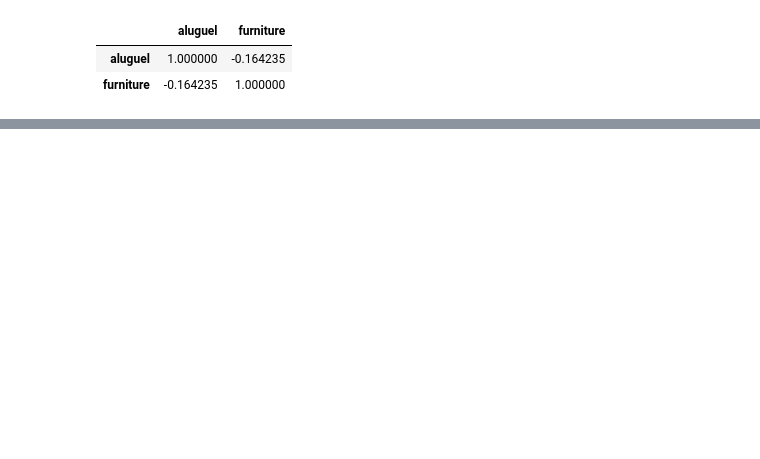
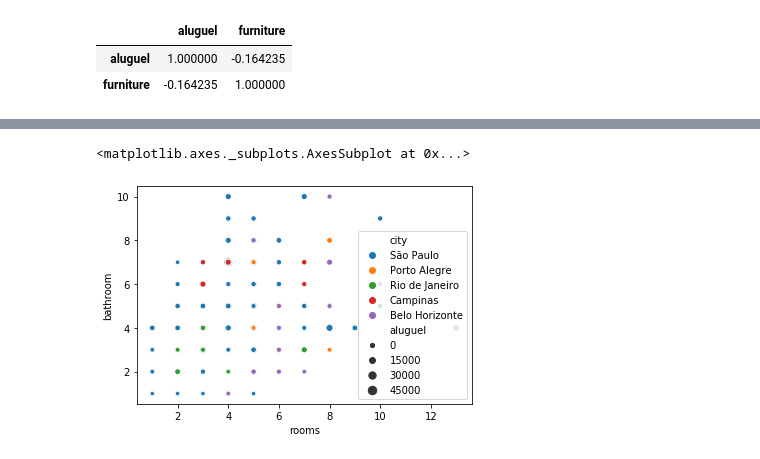
Before and after one commit to leticiacechinel/AceleraDev, a Jupyter notebook: analise_explo.ipynb, the cells around one changed output, grey strips where cells are left out. Saved outputs shown, nothing was run; the diff lists cells and outputs as text; code cells hidden in the pictures; blank space fills up the shorter version.

```diff
--- a/analise_explo.ipynb
+++ b/analise_explo.ipynb
@@ -76,0 +122,5 @@ data[["aluguel","furniture"]].corr()
+# %%
+sns.scatterplot(x=data.rooms, y = data.bathroom, hue = data.city, size = data.aluguel)
+# %% [output]
+<matplotlib.axes._subplots.AxesSubplot at 0x...>
+[figure, added]
```
Also changed, not shown: parts of 11 cells of this notebook.
